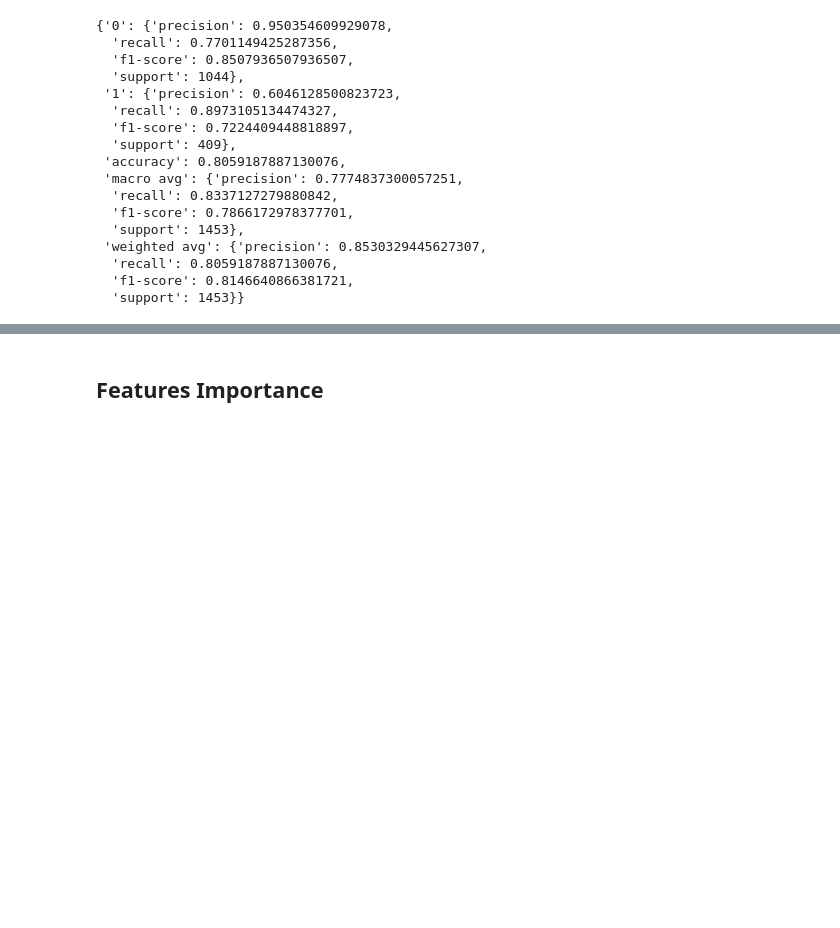
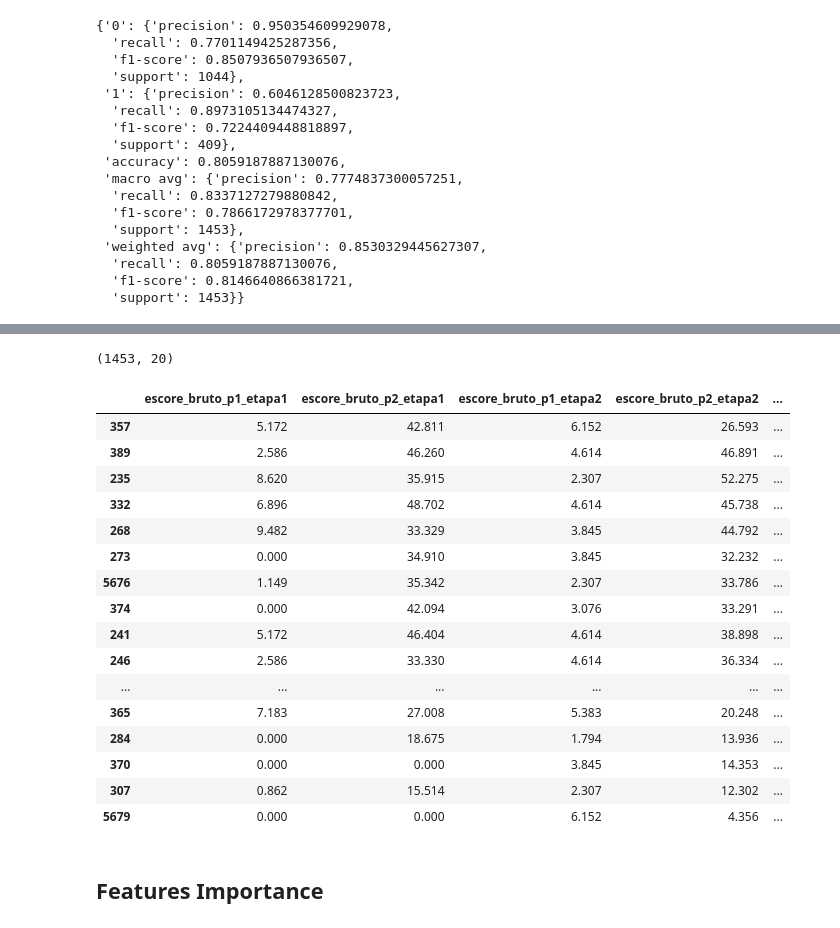
Before and after one commit to brunoxz10/exam-pas, a Jupyter notebook: notebooks/notebook_xgboost.ipynb, the cells around one changed output, grey strips where cells are left out. Cells and saved outputs as stored; diff of their text form; code cells hidden in the pictures; blank space fills up the shorter version.

```diff
--- a/notebooks/notebook_xgboost.ipynb
+++ b/notebooks/notebook_xgboost.ipynb
@@ -221,6 +221,7 @@ classification_report(y_test, y_pred, output_dict=True)
 # %%
 #course='ENGENHARIAS – AEROESPACIAL / AUTOMOTIVA / ELETRÔNICA / ENERGIA / SOFTWARE (BACHARELADOS)'
 #course='DIREITO (BACHARELADO)'
-course='MEDICINA (BACHARELADO)'
+#course='MEDICINA (BACHARELADO)'
+course='ARQUITETURA E URBANISMO (BACHARELADO)'
 classification_report(y_test[X_test.course==course], y_pred[X_test.course==course], output_dict=True)
 # %% [output]
@@ -244,3 +265,29 @@ classification_report(y_test[X_test.course==course], y_pred[X_test.course==cours
+# %%
+my_df = pd.concat([X_test, y_test], axis=1)
+my_df.shape
+# %% [output]
+(1453, 20)
+# %%
+my_df[my_df.course==course].sort_values(['pseudo_argumento_final'], ascending=False)
+#y_test[X_test.course==course]
+# %% [output]
+|  | escore_bruto_p1_etapa1 | escore_bruto_p2_etapa1 | escore_bruto_p1_etapa2 | escore_bruto_p2_etapa2 | ... |
+| 357 | 5.172 | 42.811 | 6.152 | 26.593 | ... |
+| 389 | 2.586 | 46.260 | 4.614 | 46.891 | ... |
+| 235 | 8.620 | 35.915 | 2.307 | 52.275 | ... |
+| 332 | 6.896 | 48.702 | 4.614 | 45.738 | ... |
+| 268 | 9.482 | 33.329 | 3.845 | 44.792 | ... |
+| 273 | 0.000 | 34.910 | 3.845 | 32.232 | ... |
+| 5676 | 1.149 | 35.342 | 2.307 | 33.786 | ... |
+| 374 | 0.000 | 42.094 | 3.076 | 33.291 | ... |
+| 241 | 5.172 | 46.404 | 4.614 | 38.898 | ... |
+| 246 | 2.586 | 33.330 | 4.614 | 36.334 | ... |
+| ... | ... | ... | ... | ... | ... |
+| 365 | 7.183 | 27.008 | 5.383 | 20.248 | ... |
+| 284 | 0.000 | 18.675 | 1.794 | 13.936 | ... |
+| 370 | 0.000 | 0.000 | 3.845 | 14.353 | ... |
+| 307 | 0.862 | 15.514 | 2.307 | 12.302 | ... |
+| 5679 | 0.000 | 0.000 | 6.152 | 4.356 | ... |
 # %%
 # # Make predictions on the test set
 # y_pred = model.predict_proba(X_test)[:, 1] > 0.8
```
Also changed, not shown: parts of 2 cells of this notebook.
